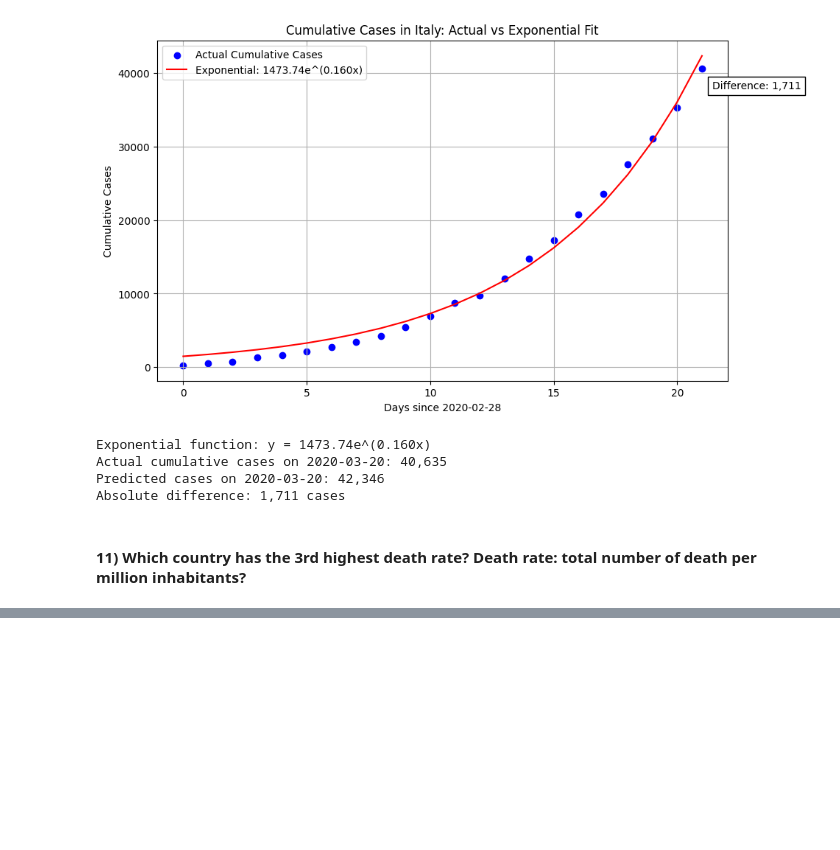
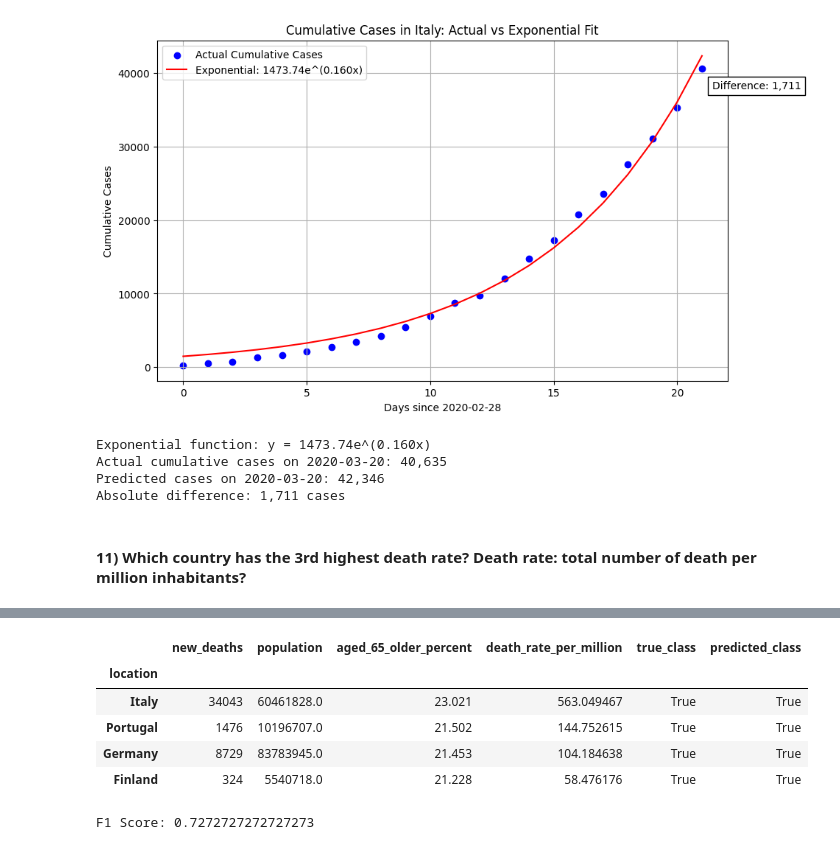
Before and after one commit to Echooed/cardio_cov, a Jupyter notebook: notebooks/cardio_cov_data_cleaning_new.ipynb, the cells around one changed output, grey strips where cells are left out. Cells and saved outputs as stored; diff of their text form; code cells hidden in the pictures; blank space fills up the shorter version.

```diff
--- a/notebooks/cardio_cov_data_cleaning_new.ipynb
+++ b/notebooks/cardio_cov_data_cleaning_new.ipynb
@@ -1087,0 +1204,28 @@ Absolute difference: 1,711 cases
+# %%
+country_aged_65_over_20_percent_death_rate_over_50_per_million = country_aged_65_over_20_percent[country_aged_65_over_20_percent.death_rate_per_million > 50]
+country_aged_65_over_20_percent_death_rate_over_50_per_million
+# %% [output]
+|  | new_deaths | population | aged_65_older_percent | death_rate_per_million | true_class | predicted_class |
+| location |  |  |  |  |  |  |
+| Italy | 34043 | 60461828.0 | 23.021 | 563.049467 | True | True |
+| Portugal | 1476 | 10196707.0 | 21.502 | 144.752615 | True | True |
+| Germany | 8729 | 83783945.0 | 21.453 | 104.184638 | True | True |
+| Finland | 324 | 5540718.0 | 21.228 | 58.476176 | True | True |
+# %%
+from sklearn.metrics import f1_score
+
+# Total countries meeting the age condition
+total = len(country_aged_65_over_20_percent)
+
+# True labels: 1 for countries meeting both conditions, 0 for others
+y_true = [1] * len(country_aged_65_over_20_percent_death_rate_over_50_per_million) + \
+         [0] * (total - len(country_aged_65_over_20_percent_death_rate_over_50_per_million))
+
+# Predicted labels: all set to 1, as we assume all aged countries have high death rates
+y_pred = [1] * total
+
+# Calculate the F1 score
+f1 = f1_score(y_true, y_pred)
+print(f"F1 Score: {f1}")
+# %% [output]
+F1 Score: 0.7272727272727273
```
Also changed, not shown: parts of 10 cells of this notebook.
